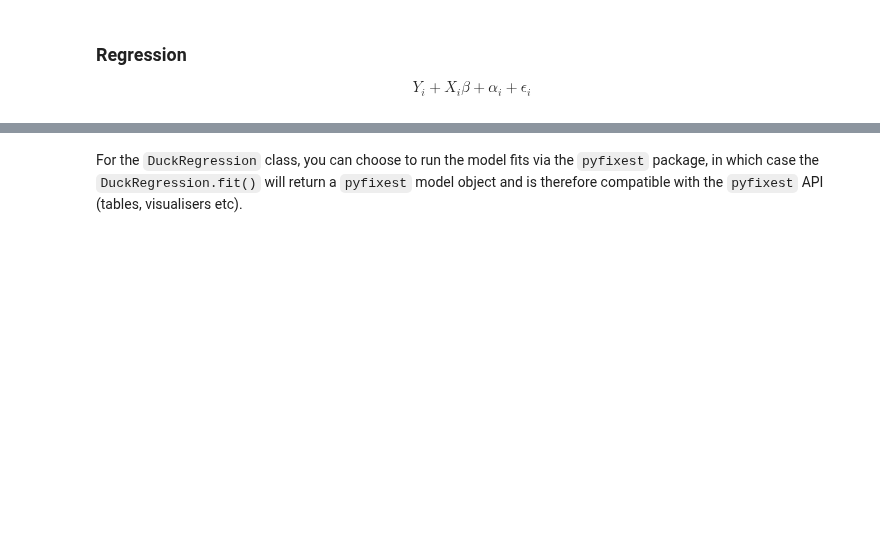
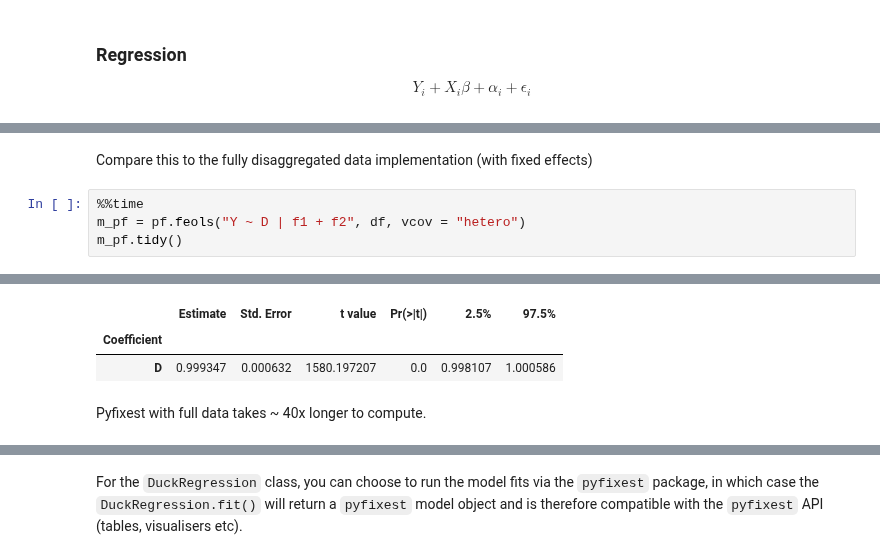
Before and after one commit to py-econometrics/duckreg, a Jupyter notebook: notebooks/introduction.ipynb, the cells around one changed output, grey strips where cells are left out. Saved outputs shown, nothing was run; the diff lists cells and outputs as text; blank space fills up the shorter version.

```diff
--- a/notebooks/introduction.ipynb
+++ b/notebooks/introduction.ipynb
@@ -63,0 +124,7 @@ $$
+# %% [markdown]
+Compare this to the fully disaggregated data implementation (with fixed effects)
+# %%
+%%time
+m_pf = pf.feols("Y ~ D | f1 + f2", df, vcov = "hetero")
+m_pf.tidy()
+# %% [output]
@@ -63,0 +133,5 @@ $$
+|  | Estimate | Std. Error | t value | Pr(>|t|) | 2.5% | 97.5% |
+| Coefficient |  |  |  |  |  |  |
+| D | 0.999347 | 0.000632 | 1580.197207 | 0.0 | 0.998107 | 1.000586 |
+# %% [markdown]
+Pyfixest with full data takes ~ 40x longer to compute.
```
Also changed, not shown: parts of 21 cells of this notebook, 2 other files.
